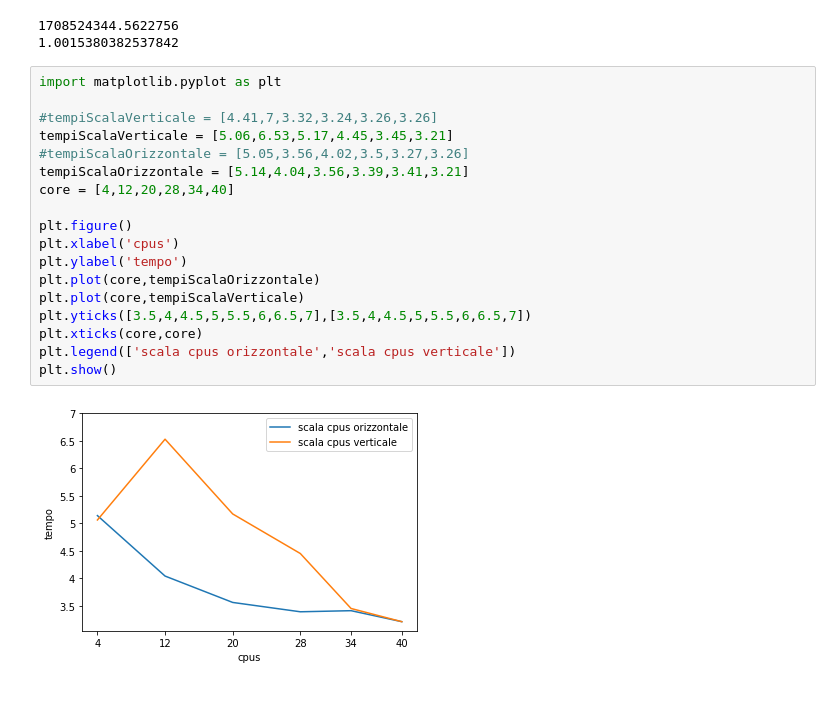
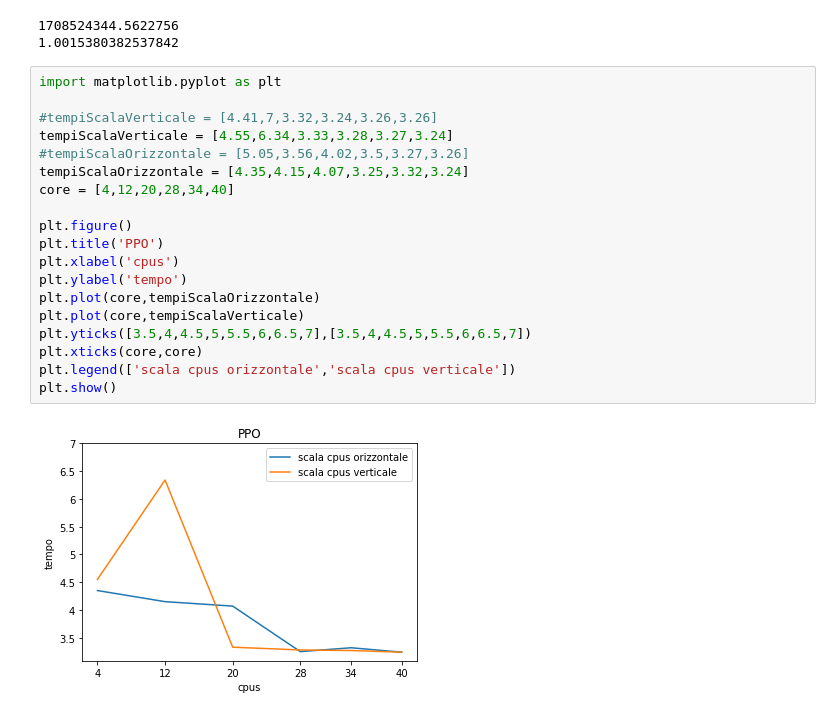
Before and after one commit to MatteoIng/tesiMagistrale, a Jupyter notebook: tesi.ipynb, the cells around one changed output. Cells and saved outputs as stored; diff of their text form.

```diff
--- a/tesi.ipynb
+++ b/tesi.ipynb
@@ -717,23 +717,24 @@ print(end-start)
 # %%
 import matplotlib.pyplot as plt
 
 #tempiScalaVerticale = [4.41,7,3.32,3.24,3.26,3.26]
-tempiScalaVerticale = [5.06,6.53,5.17,4.45,3.45,3.21]
+tempiScalaVerticale = [4.55,6.34,3.33,3.28,3.27,3.24]
 #tempiScalaOrizzontale = [5.05,3.56,4.02,3.5,3.27,3.26]
-tempiScalaOrizzontale = [5.14,4.04,3.56,3.39,3.41,3.21]
+tempiScalaOrizzontale = [4.35,4.15,4.07,3.25,3.32,3.24]
 core = [4,12,20,28,34,40]
 
 plt.figure()
+plt.title('PPO')
 plt.xlabel('cpus')
 plt.ylabel('tempo')
 plt.plot(core,tempiScalaOrizzontale)
 plt.plot(core,tempiScalaVerticale)
 plt.yticks([3.5,4,4.5,5,5.5,6,6.5,7],[3.5,4,4.5,5,5.5,6,6.5,7])
 plt.xticks(core,core)
 plt.legend(['scala cpus orizzontale','scala cpus verticale'])
 plt.show()
 # %% [output]
-[figure, old version]
+[figure, new version]
 # %%
 import matplotlib.pyplot as plt
 
```
Also changed, not shown: parts of 2 cells of this notebook, 1 other file.
